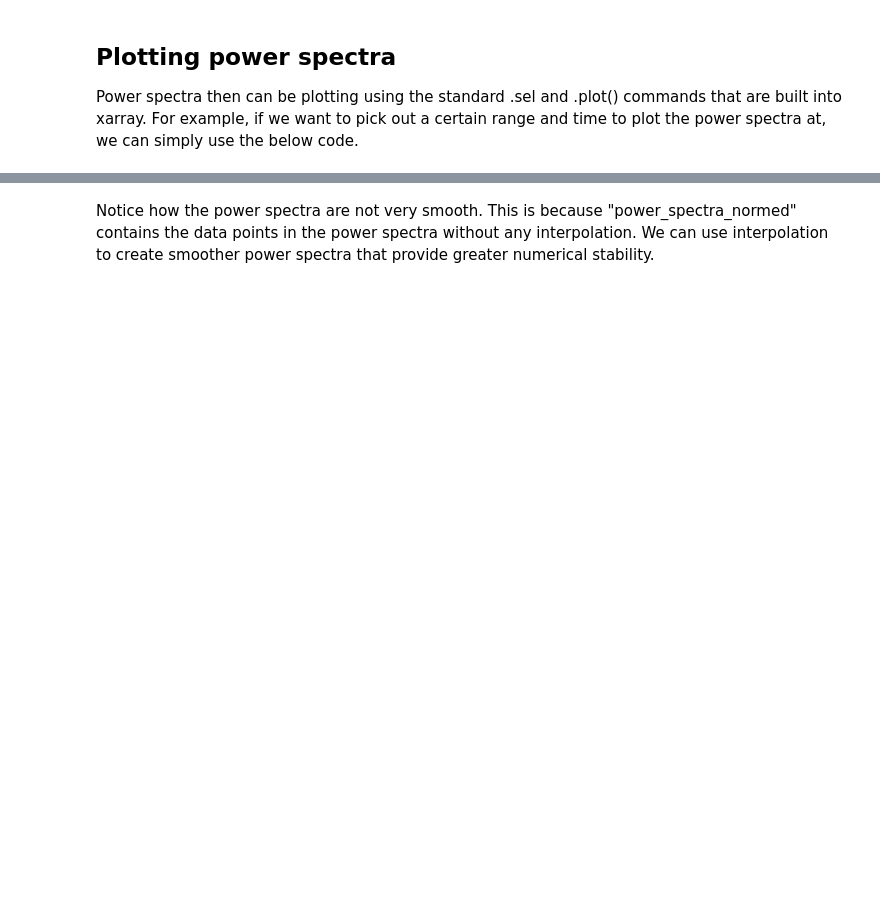
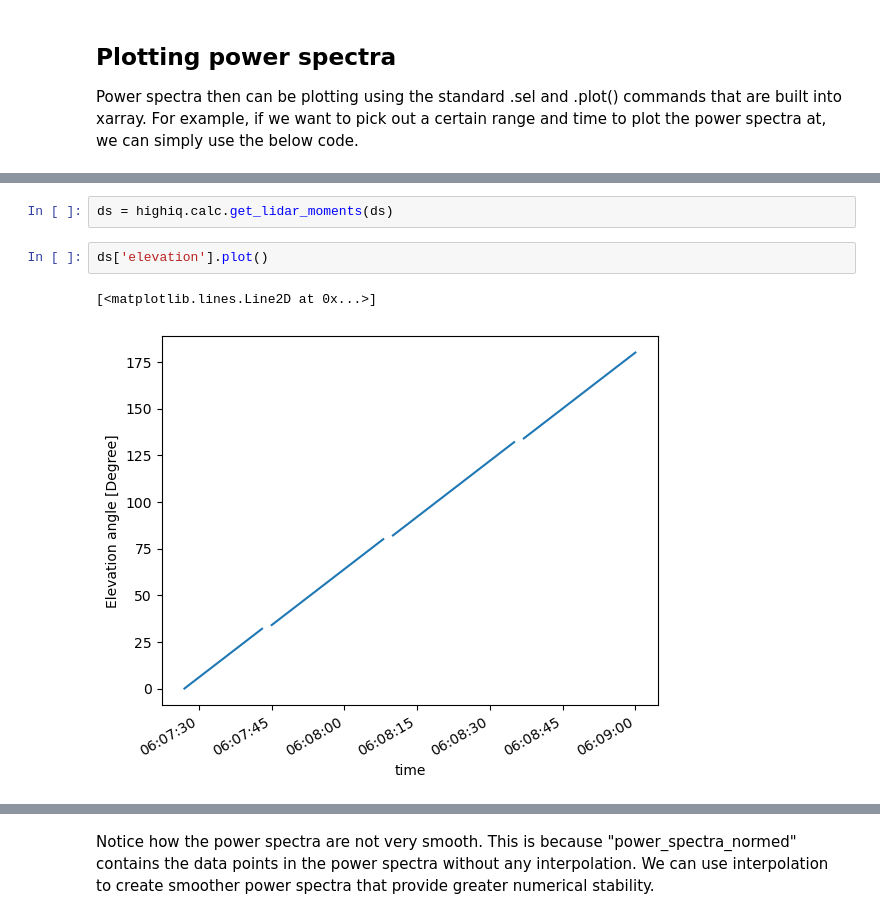
Before and after one commit to rcjackson/HighIQ, a Jupyter notebook: notebooks/HighIQ example notebook.ipynb, the cells around one changed output, grey strips where cells are left out. Cells and saved outputs as stored; diff of their text form; blank space fills up the shorter version.

```diff
--- a/notebooks/HighIQ example notebook.ipynb
+++ b/notebooks/HighIQ example notebook.ipynb
@@ -70,0 +86,7 @@ plt.ylim([0, 6])
+# %%
+ds = highiq.calc.get_lidar_moments(ds)
+# %%
+ds['elevation'].plot()
+# %% [output]
+[<matplotlib.lines.Line2D at 0x...>]
+[figure, added]
```
Also changed, not shown: parts of 18 cells of this notebook, 1 other file.
